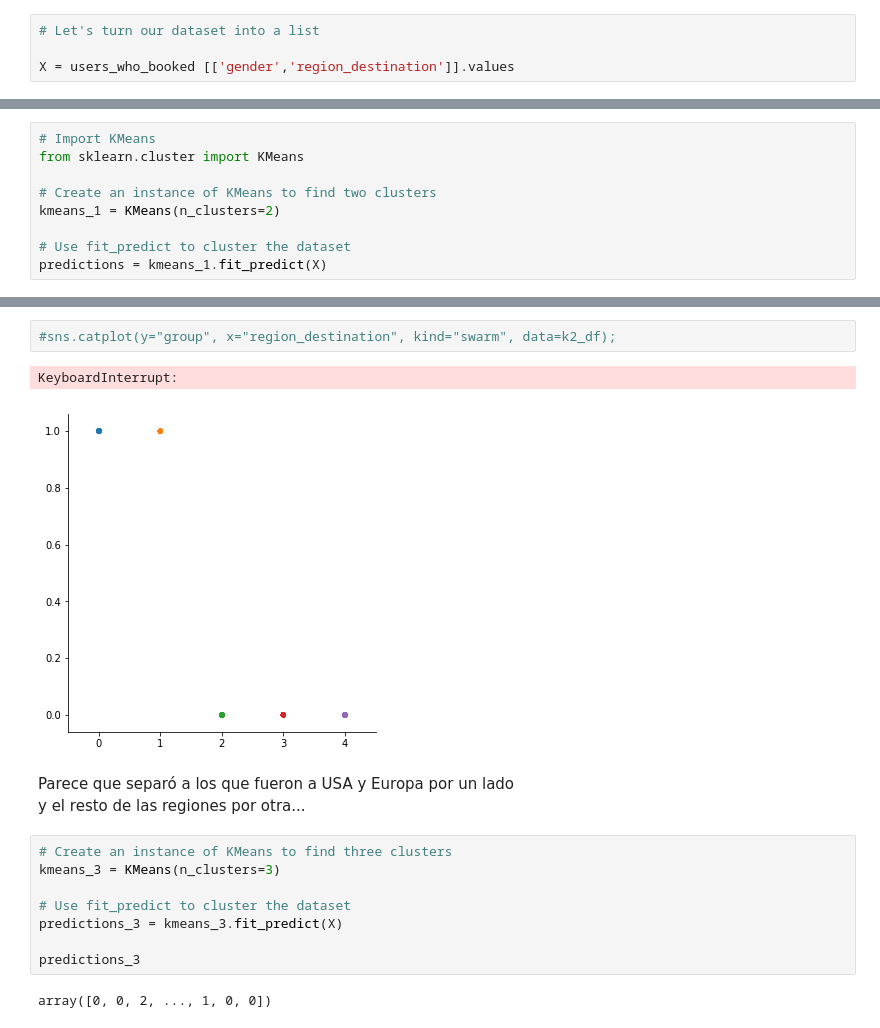
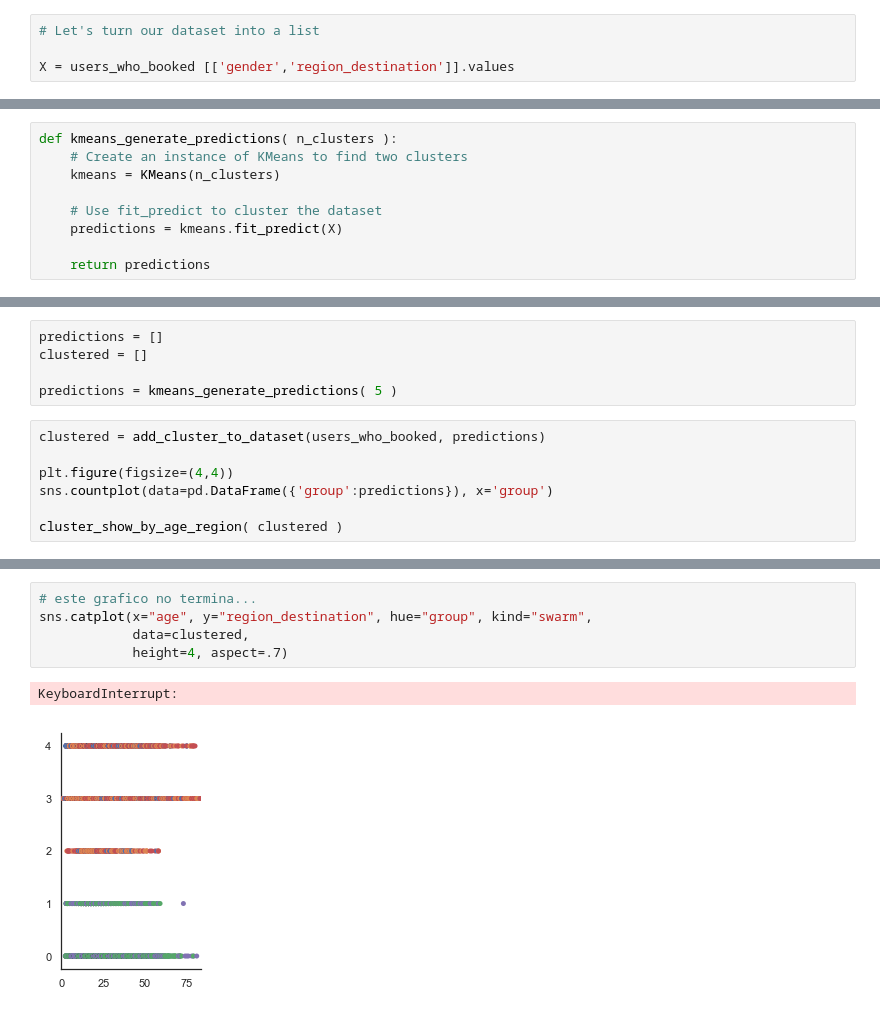
Before and after one commit to Mzibecchi/diplodatos2019, a Jupyter notebook: mentoria_airbnb/notebooks/airbnb_kmeans_1.ipynb, the cells around one changed output, grey strips where cells are left out. Cells and saved outputs as stored; diff of their text form.

Commit message:
groups generation optimized, graphics added

```diff
--- a/mentoria_airbnb/notebooks/airbnb_kmeans_1.ipynb
+++ b/mentoria_airbnb/notebooks/airbnb_kmeans_1.ipynb
@@ -147,9 +162,9 @@ Comenzamos haciendo 2 grupos (k=2)
 # %%
-# Import KMeans
-from sklearn.cluster import KMeans
+def kmeans_generate_predictions( n_clusters ):
+    # Create an instance of KMeans to find two clusters
+    kmeans = KMeans(n_clusters)
 
-# Create an instance of KMeans to find two clusters
-kmeans_1 = KMeans(n_clusters=2)
+    # Use fit_predict to cluster the dataset
+    predictions = kmeans.fit_predict(X)
 
-# Use fit_predict to cluster the dataset
-predictions = kmeans_1.fit_predict(X)
+    return predictions
@@ -166,0 +221,12 @@ k2_df = add_cluster_to_dataset(users_who_booked, predictions)
+# %%
+predictions = []
+clustered = []
+
+predictions = kmeans_generate_predictions( 5 )
+# %%
+clustered = add_cluster_to_dataset(users_who_booked, predictions)
+
+plt.figure(figsize=(4,4))
+sns.countplot(data=pd.DataFrame({'group':predictions}), x='group')
+
+cluster_show_by_age_region( clustered )
@@ -167,18 +236,8 @@ k2_df = add_cluster_to_dataset(users_who_booked, predictions)
 # %%
-#sns.catplot(y="group", x="region_destination", kind="swarm", data=k2_df);
+# este grafico no termina...
+sns.catplot(x="age", y="region_destination", hue="group", kind="swarm",
+            data=clustered,
+            height=4, aspect=.7)
 # %% [output]
 KeyboardInterrupt:
-[figure, old version]
+[figure, new version]
-# %% [markdown]
-Parece que separó a los que fueron a USA y Europa por un lado
-y el resto de las regiones por otra...
-# %%
-# Create an instance of KMeans to find three clusters
-kmeans_3 = KMeans(n_clusters=3)
-
-# Use fit_predict to cluster the dataset
-predictions_3 = kmeans_3.fit_predict(X)
-
-predictions_3
-# %% [output]
-array([0, 0, 2, ..., 1, 0, 0])
```
Also changed, not shown: parts of 28 cells of this notebook.
